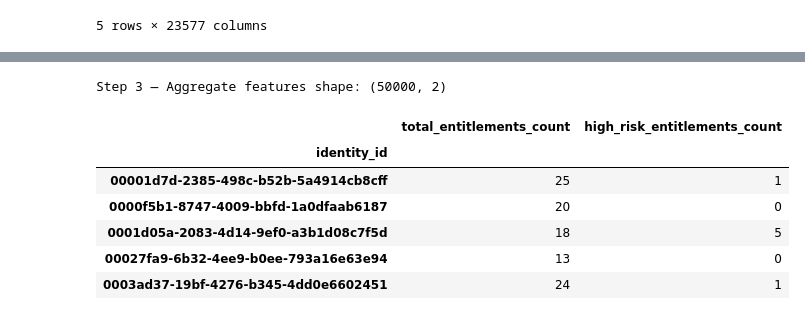
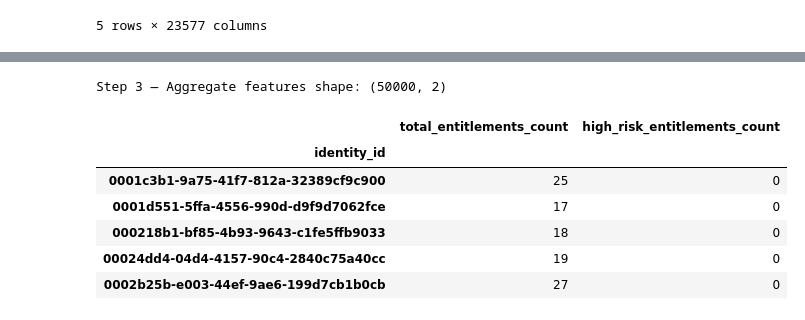
Before and after one commit to tejak005/IAMDataClusteringJupyter, a Jupyter notebook: Clustering ML pipeline.ipynb, the cells around one changed output, grey strips where cells are left out. Drawn from its saved outputs; the diff is of its cells as text; code cells hidden in the pictures.

Commit message:
Fix: Resolve KeyError in ML pipeline by removing risk_level and add dataset schema and prompts documentation.

```diff
--- a/Clustering ML pipeline.ipynb
+++ b/Clustering ML pipeline.ipynb
@@ -380,29 +389,29 @@ NameError: name 'df_user_entitlements' is not defined
 # %%
 # --- Step 3: Aggregate Feature Creation ---
-total_entitlements_count = df_user_entitlements.groupby('identity_id').size()
+total_entitlements_count = account_entitlements_df.groupby('identity_id').size()
 
 high_risk_entitlements_count = (
-    df_user_entitlements
-    .loc[df_user_entitlements['risk_level'].isin(['Critical', 'High'])]
+    account_entitlements_df
+    .loc[account_entitlements_df['assignment_type'] == 'Adhoc_Anomaly']
     .groupby('identity_id')
     .size()
 )
 
-df_features_agg = pd.DataFrame({
+agg_features_df = pd.DataFrame({
     'total_entitlements_count': total_entitlements_count,
     'high_risk_entitlements_count': high_risk_entitlements_count
 }).fillna(0).astype(int)
 
-print("Step 3 — Aggregate features shape:", df_features_agg.shape)
-df_features_agg.head()
+print("Step 3 — Aggregate features shape:", agg_features_df.shape)
+agg_features_df.head()
 # %% [output]
 Step 3 — Aggregate features shape: (50000, 2)
 |  | total_entitlements_count | high_risk_entitlements_count |
 | identity_id |  |  |
-| 00001d7d-2385-498c-b52b-5a4914cb8cff | 25 | 1 |
-| 0000f5b1-8747-4009-bbfd-1a0dfaab6187 | 20 | 0 |
-| 0001d05a-2083-4d14-9ef0-a3b1d08c7f5d | 18 | 5 |
-| 00027fa9-6b32-4ee9-b0ee-793a16e63e94 | 13 | 0 |
-| 0003ad37-19bf-4276-b345-4dd0e6602451 | 24 | 1 |
+| 0001c3b1-9a75-41f7-812a-32389cf9c900 | 25 | 0 |
+| 0001d551-5ffa-4556-990d-d9f9d7062fce | 17 | 0 |
+| 000218b1-bf85-4b93-9643-c1fe5ffb9033 | 18 | 0 |
+| 00024dd4-04d4-4157-90c4-2840c75a40cc | 19 | 0 |
+| 0002b25b-e003-44ef-9ae6-199d7cb1b0cb | 27 | 0 |
 # %%
 # --- Step 4: Final Assembly & Scaling ---
```
Also changed, not shown: parts of 6 cells of this notebook, 2 other files.
